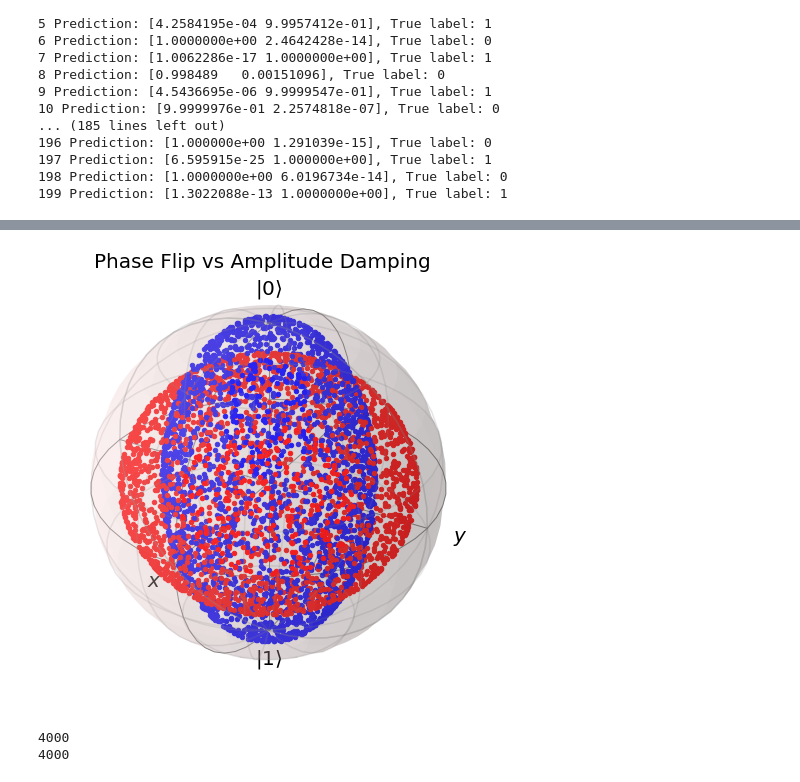
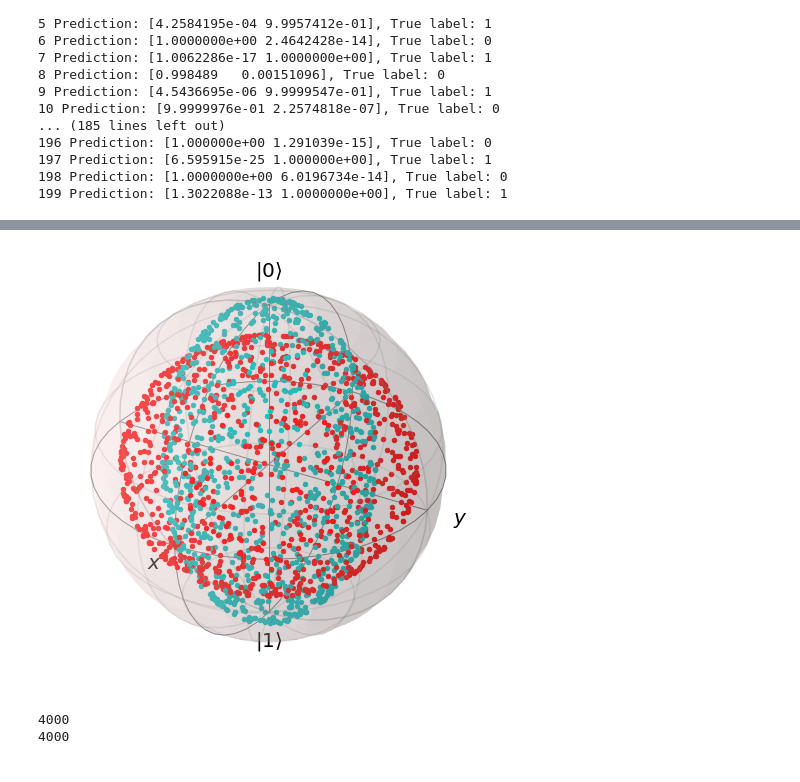
Before and after one commit to MorgilloR/QuantumStateReconstruction-DL, a Jupyter notebook: classification_problems.ipynb, the cells around one changed output, grey strips where cells are left out. Saved outputs shown, nothing was run; the diff lists cells and outputs as text; code cells hidden in the pictures.

```diff
--- a/classification_problems.ipynb
+++ b/classification_problems.ipynb
@@ -459,11 +462,17 @@ bloch_vectors_noise_free = [*map(Bloch_vector, density_matrix_noise_free)]
 # %%
 #APPLY ERROR
 density_matrix_with_noise = []
+den_ad_with_noise = []
+den_pf_with_noise = []
 for i in range(num_samples):
   if (i%2==0):
     single_data_with_noise = flip_error(1, density_matrix_noise_free[i], 'phase', 0.2)
     density_matrix_with_noise.append(single_data_with_noise)
+    den_pf_with_noise.append(single_data_with_noise)
   else:
     single_data_with_noise = ampl_damp_error(1, density_matrix_noise_free[i], 0.5, 0.3)
     density_matrix_with_noise.append(single_data_with_noise)
+    den_ad_with_noise.append(single_data_with_noise)
 bloch_vectors_with_noise = [*map(Bloch_vector, density_matrix_with_noise)]
+blo_vectors_with_noise = [*map(Bloch_vector, den_ad_with_noise)]
+b_vec_with_noise = [*map(Bloch_vector, den_pf_with_noise)]
@@ -470,13 +498,13 @@ bloch_vectors_with_noise = [*map(Bloch_vector, density_matrix_with_noise)]
 # %%
 fig = plt.figure(figsize=(8, 8))
 ax = plt.subplot(projection='3d')
-qk.visualization.plot_bloch_vector([0, 0, 0], title='Phase Flip vs Amplitude Damping',ax=ax)
-for (x, y, z) in bloch_vectors_with_noise:
-        ax.scatter3D(y, -x, z, c='b')
-for (x,y,z) in blo_vectors_with_noise:
+qk.visualization.plot_bloch_vector([0,0,0], ax=ax)
+for (x, y, z) in b_vec_with_noise[:1000]:
+        ax.scatter3D(y, -x, z, c='c')
+for (x,y,z) in blo_vectors_with_noise[:1000]:
         ax.scatter3D(y, -x, z, c='r')
 # %% [output]
-[figure, old version]
+[figure, new version]
 # %%
 first_slice_value = 4000
 last_slice_value = 4500
```
Also changed, not shown: parts of 3 cells of this notebook, 7 other files.
